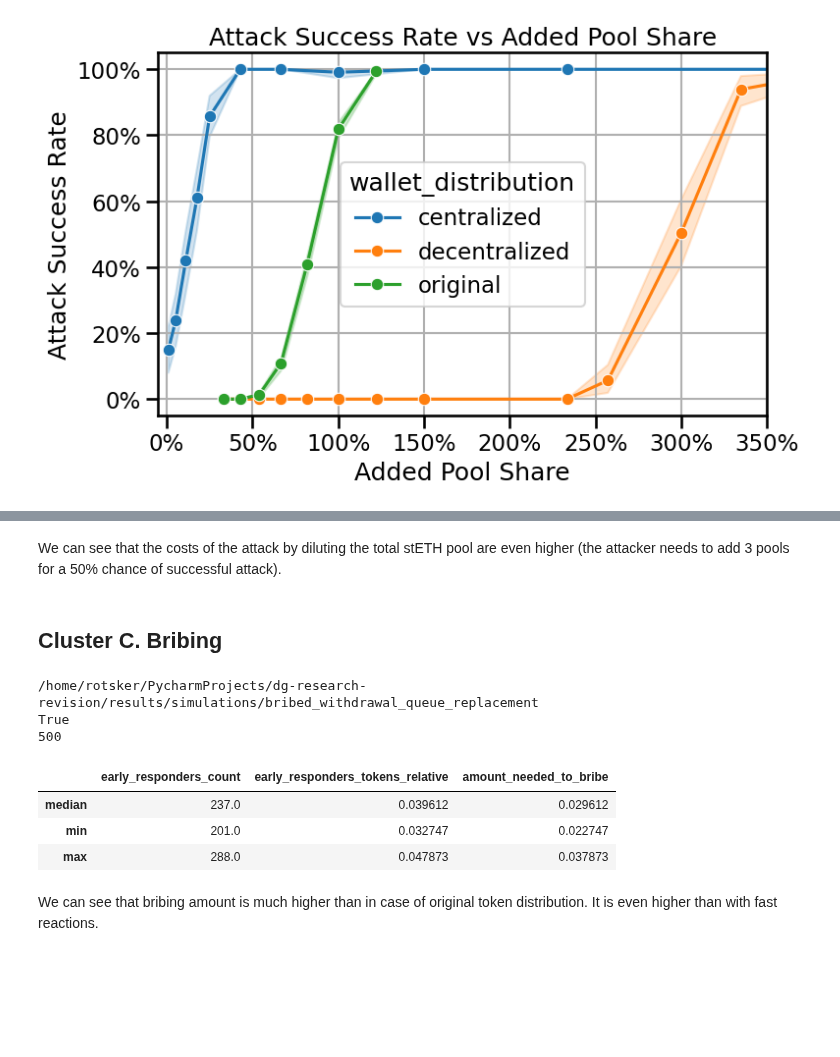
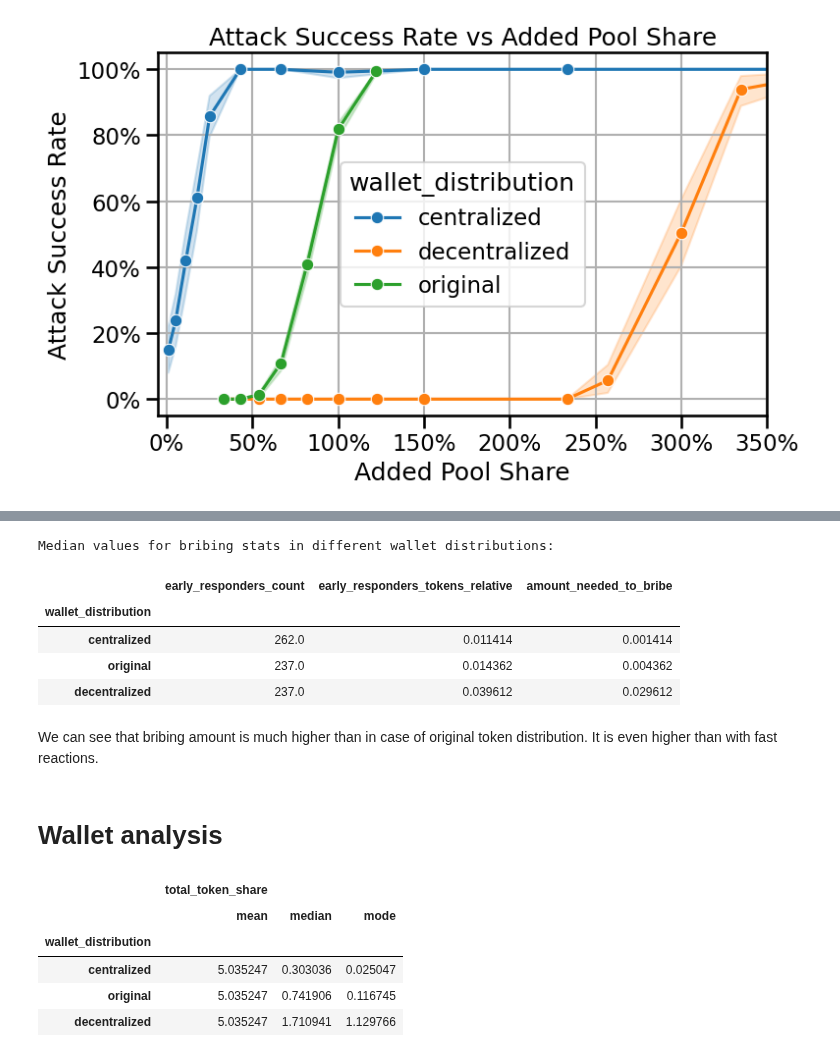
Before and after one commit to collectif-dao/dg-research, a Jupyter notebook: experiments/notebooks/clean_notebook_future_proof.ipynb, the cells around one changed output, grey strips where cells are left out. Saved outputs shown, nothing was run; the diff lists cells and outputs as text; code cells hidden in the pictures; blank space fills up the shorter version.

Commit message:
added the data on bribing, and on wallet_combinations, cleaned the notebook future_proof

```diff
--- a/experiments/notebooks/clean_notebook_future_proof.ipynb
+++ b/experiments/notebooks/clean_notebook_future_proof.ipynb
@@ -238,0 +261,7 @@ fig.gca().set_xlim(-0.05, 3.5)
+# %%
+wallet_distribution_map = {
+    'decentralized_wallet_distribution.csv': 'decentralized',
+    'centralized_wallet_distribution.csv': 'centralized',
+    'stETH token distribution  - stETH+wstETH holders.csv': 'original'
+}
+start_data_df_full['wallet_distribution'] = start_data_df_full['wallet_csv_name'].map(wallet_distribution_map)
@@ -241,7 +387,8 @@ fig.gca().set_xlim(-0.05, 3.5)
 # %%
-# Read the data
-path_to_runs = Path("../../results/simulations/withdrawal_queue_replacement_decentralized/")
+path_to_runs = Path("../../results/simulations/bribed_withdrawal_queue_replacement_futureproof/")
 print(path_to_runs.resolve())
 print(path_to_runs.resolve().exists())
 proposal_df_full, start_data_df_full, timestep_data_df_full = read_directory(path_to_runs.resolve())
+print(len(start_data_df_full))
+start_data_df_full['wallet_distribution'] = start_data_df_full['wallet_csv_name'].map(wallet_distribution_map)
 # %% [output]
@@ -278,39 +398,43 @@ Veto statistics by seal parameters:
-# %% [markdown]
-We can see that the costs of the attack by diluting the total stETH pool are even higher (the attacker needs to add 3 pools for a 50% chance of successful attack).
-# %% [markdown]
-## Cluster C. Bribing
-# %%
-path_to_runs = Path("../../results/simulations/bribed_withdrawal_queue_replacement/")
-print(path_to_runs.resolve())
-print(path_to_runs.resolve().exists())
-proposal_df_full, start_data_df_full, timestep_data_df_full = read_directory(path_to_runs.resolve())
-print(len(start_data_df_full))
-# %% [output]
-/home/rotsker/PycharmProjects/dg-research-revision/results/simulations/bribed_withdrawal_queue_replacement
-True
-500
+# %%
+proposal_df_full_original, start_data_df_full_original, timestep_data_df_full_original = read_directory(Path("../../results/simulations/bribed_withdrawal_queue_replacement_normal"), pass_directory_name=False)
+start_data_df_full_original['wallet_distribution'] = 'original'
+
+max_run_id = start_data_df_full['run_id'].max()
+
+proposal_df_full_original['run_id'] = proposal_df_full_original['run_id'] + max_run_id
+start_data_df_full_original['run_id'] = start_data_df_full_original['run_id'] + max_run_id
+timestep_data_df_full_original['run_id'] = timestep_data_df_full_original['run_id'] + max_run_id
+
+timestep_data_df_full = pd.concat([timestep_data_df_full, timestep_data_df_full_original], ignore_index=True)
+start_data_df_full = pd.concat([start_data_df_full, start_data_df_full_original], ignore_index=True)
+proposal_df_full = pd.concat([proposal_df_full, proposal_df_full_original], ignore_index=True)
 # %%
 start_data_df_full['early_responders_count'] = start_data_df_full.quick_and_normal_early_responders_count
 start_data_df_full['early_responders_tokens'] = start_data_df_full.quick_and_normal_early_responders_stETH_funds + start_data_df_full.quick_and_normal_early_responders_wstETH_funds
 total_funds = timestep_data_df_full.groupby('run_id').actors_total_balance.first()
 start_data_df_full['early_responders_tokens_relative'] = (
     start_data_df_full['early_responders_tokens'] /
     start_data_df_full['run_id'].map(total_funds))
 start_data_df_full['amount_needed_to_bribe'] = start_data_df_full['early_responders_tokens_relative'] - 0.01
 
-agg_results = start_data_df_full.agg(
+agg_results = start_data_df_full.groupby('wallet_distribution').agg(
     {
-        'early_responders_count': ('median', 'min', 'max'),
-        'early_responders_tokens_relative': ('median', 'min', 'max'),
-        'amount_needed_to_bribe': ('median', 'min', 'max')
+        'early_responders_count': ('median'),
+        'early_responders_tokens_relative': ('median'),
+        'amount_needed_to_bribe': ('median')
     }
 )
 agg_results = agg_results.clip(lower=0)
-agg_results
+print('Median values for bribing stats in different wallet distributions:')
+agg_results.reindex(['centralized', 'original', 'decentralized'])
 # %% [output]
+Median values for bribing stats in different wallet distributions:
 |  | early_responders_count | early_responders_tokens_relative | amount_needed_to_bribe |
-| median | 237.0 | 0.039612 | 0.029612 |
-| min | 201.0 | 0.032747 | 0.022747 |
-| max | 288.0 | 0.047873 | 0.037873 |
+| wallet_distribution |  |  |  |
+| centralized | 262.0 | 0.011414 | 0.001414 |
+| original | 237.0 | 0.014362 | 0.004362 |
+| decentralized | 237.0 | 0.039612 | 0.029612 |
 # %% [markdown]
 We can see that bribing amount is much higher than in case of original token distribution. It is even higher than with fast reactions.
+# %% [markdown]
+# Wallet analysis
@@ -316,0 +455,15 @@ We can see that bribing amount is much higher than in case of original token dis
+# %%
+wallet_basic_stats = wallet_df_combined.groupby('wallet_distribution').agg(
+    {
+        'total_token_share': ('mean', 'median', mode)
+    }
+)
+wallet_basic_stats *= 100
+wallet_basic_stats.reindex(['centralized', 'original', 'decentralized'])
+# %% [output]
+|  | total_token_share |  |  |
+|  | mean | median | mode |
+| wallet_distribution |  |  |  |
+| centralized | 5.035247 | 0.303036 | 0.025047 |
+| original | 5.035247 | 0.741906 | 0.116745 |
+| decentralized | 5.035247 | 1.710941 | 1.129766 |
```
Also changed, not shown: parts of 25 cells of this notebook, 1 other file.
